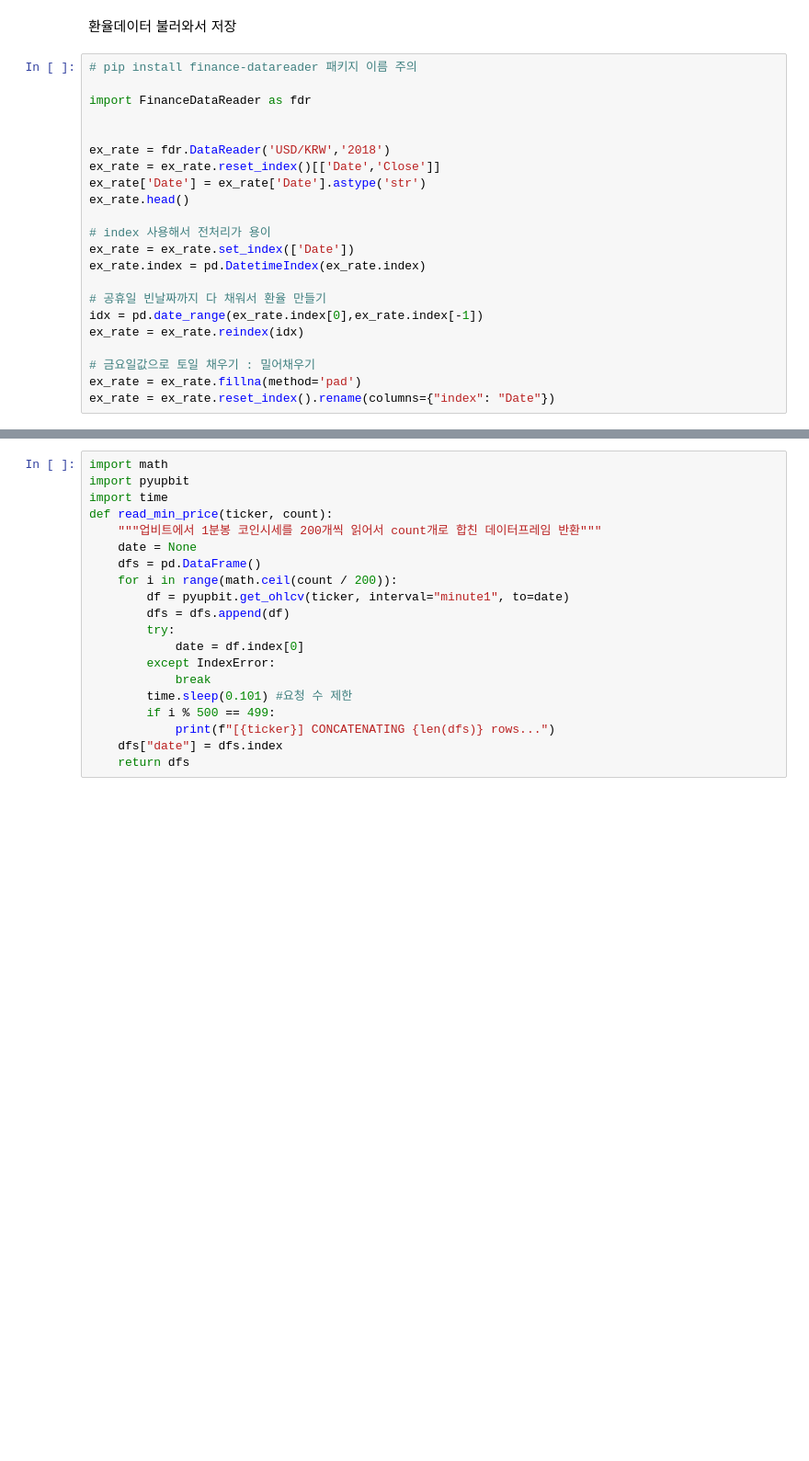
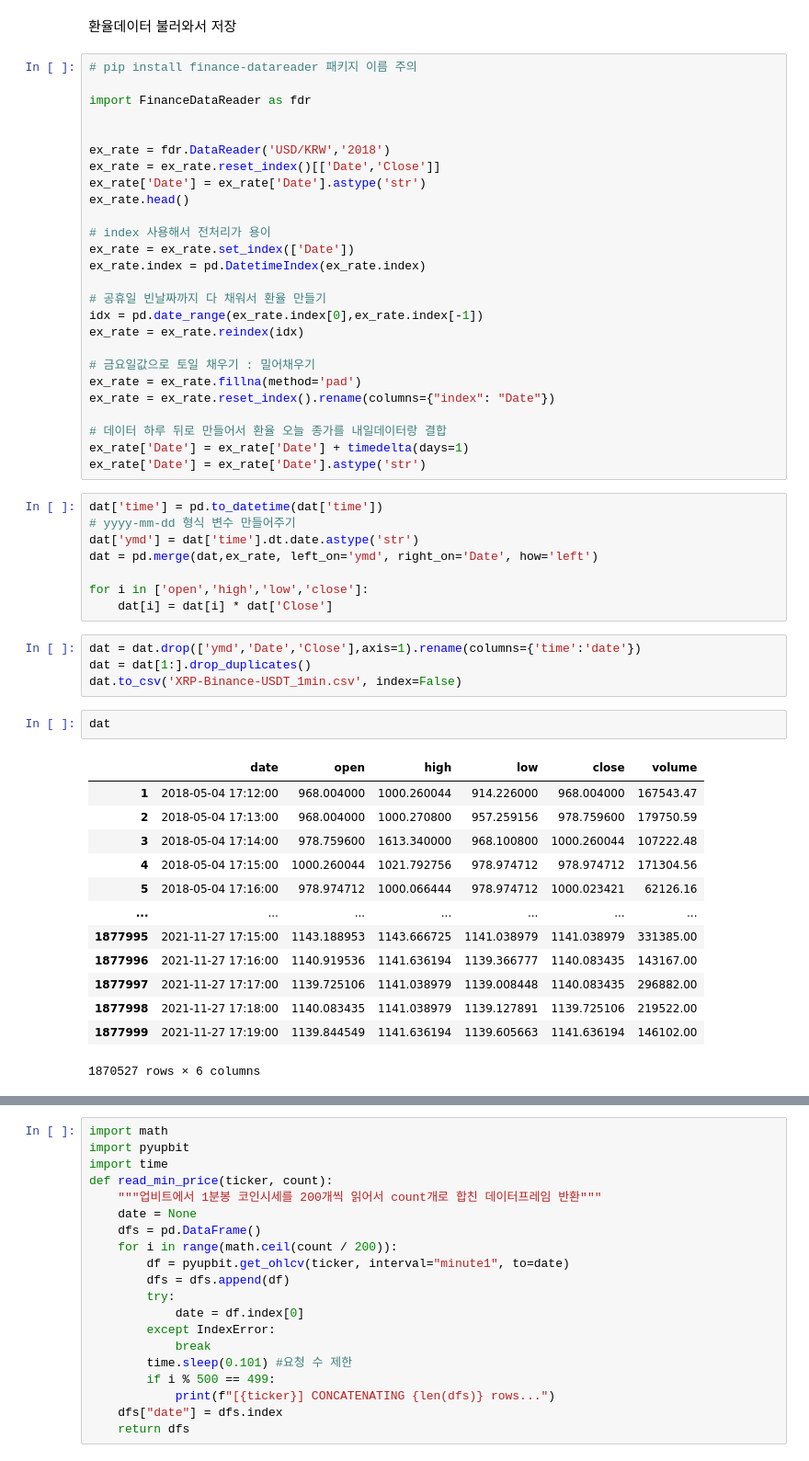
Before and after one commit to dykim-stat/Coin_Arbitrage_Trade_public, a Jupyter notebook: ipynb/3. 리플 데이터 수집.ipynb, the cells around one changed output, grey strips where cells are left out. Shown at 92% size. Saved outputs shown, nothing was run; the diff lists cells and outputs as text; blank space fills up the shorter version.

```diff
--- a/ipynb/3. 리플 데이터 수집.ipynb
+++ b/ipynb/3. 리플 데이터 수집.ipynb
@@ -91,4 +93,36 @@ ex_rate = ex_rate.reindex(idx)
 # 금요일값으로 토일 채우기 : 밀어채우기
 ex_rate = ex_rate.fillna(method='pad')
 ex_rate = ex_rate.reset_index().rename(columns={"index": "Date"})
+
+# 데이터 하루 뒤로 만들어서 환율 오늘 종가를 내일데이터랑 결합
+ex_rate['Date'] = ex_rate['Date'] + timedelta(days=1)
+ex_rate['Date'] = ex_rate['Date'].astype('str')
+# %%
+dat['time'] = pd.to_datetime(dat['time'])
+# yyyy-mm-dd 형식 변수 만들어주기
+dat['ymd'] = dat['time'].dt.date.astype('str')
+dat = pd.merge(dat,ex_rate, left_on='ymd', right_on='Date', how='left')
+
+for i in ['open','high','low','close']:
+    dat[i] = dat[i] * dat['Close']
+# %%
+dat = dat.drop(['ymd','Date','Close'],axis=1).rename(columns={'time':'date'})
+dat = dat[1:].drop_duplicates()
+dat.to_csv('XRP-Binance-USDT_1min.csv', index=False)
+# %%
+dat
+# %% [output]
+|  | date | open | high | low | close | volume |
+| 1 | 2018-05-04 17:12:00 | 968.004000 | 1000.260044 | 914.226000 | 968.004000 | 167543.47 |
+| 2 | 2018-05-04 17:13:00 | 968.004000 | 1000.270800 | 957.259156 | 978.759600 | 179750.59 |
+| 3 | 2018-05-04 17:14:00 | 978.759600 | 1613.340000 | 968.100800 | 1000.260044 | 107222.48 |
+| 4 | 2018-05-04 17:15:00 | 1000.260044 | 1021.792756 | 978.974712 | 978.974712 | 171304.56 |
+| 5 | 2018-05-04 17:16:00 | 978.974712 | 1000.066444 | 978.974712 | 1000.023421 | 62126.16 |
+| ... | ... | ... | ... | ... | ... | ... |
+| 1877995 | 2021-11-27 17:15:00 | 1143.188953 | 1143.666725 | 1141.038979 | 1141.038979 | 331385.00 |
+| 1877996 | 2021-11-27 17:16:00 | 1140.919536 | 1141.636194 | 1139.366777 | 1140.083435 | 143167.00 |
+| 1877997 | 2021-11-27 17:17:00 | 1139.725106 | 1141.038979 | 1139.008448 | 1140.083435 | 296882.00 |
+| 1877998 | 2021-11-27 17:18:00 | 1140.083435 | 1141.038979 | 1139.127891 | 1139.725106 | 219522.00 |
+| 1877999 | 2021-11-27 17:19:00 | 1139.844549 | 1141.636194 | 1139.605663 | 1141.636194 | 146102.00 |
+1870527 rows × 6 columns
 # %%
```
Also changed, not shown: parts of 6 cells of this notebook, 3 other files.
